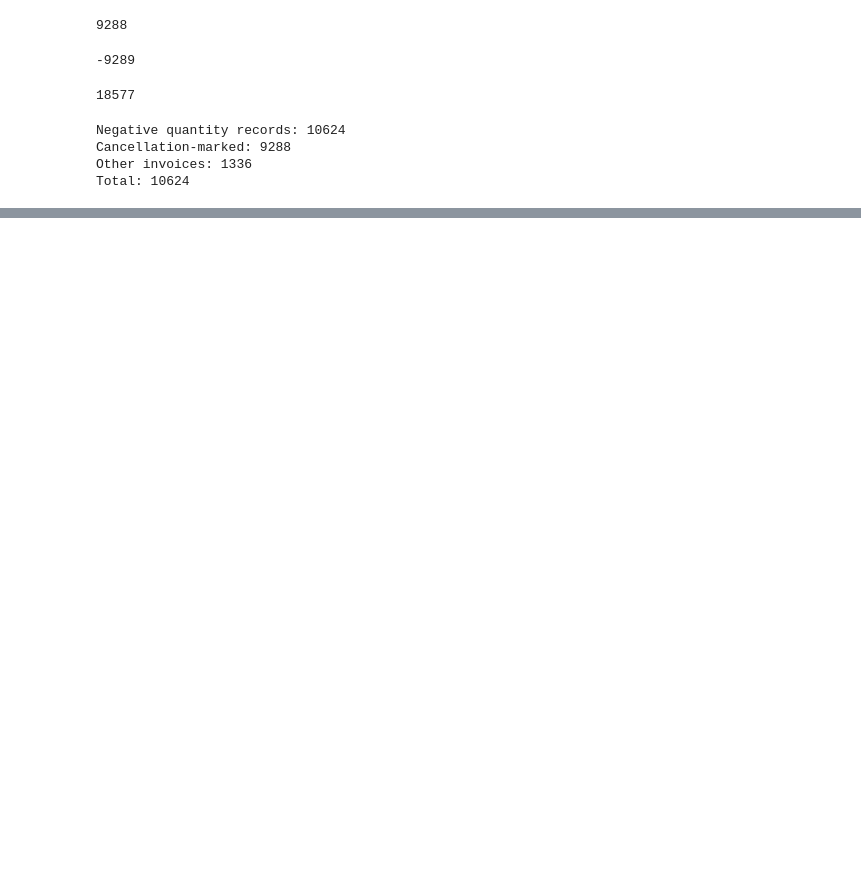
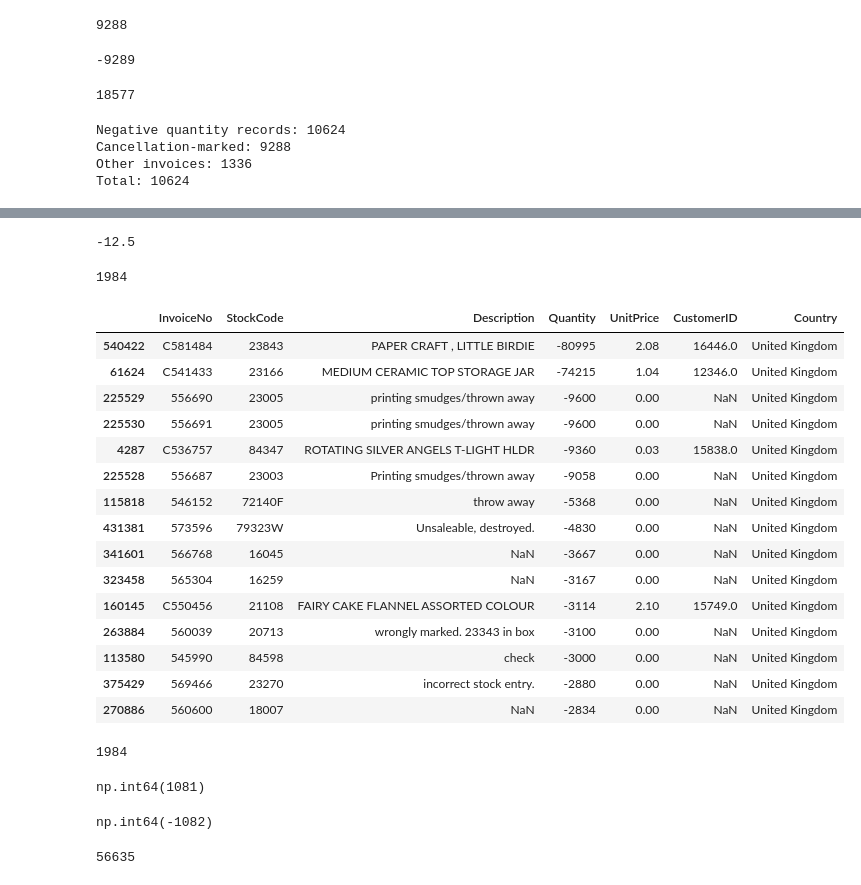
Before and after one commit to shivani-byte-11/ecommerce-sales-customer-analytics, a Jupyter notebook: notebooks/01_data_understanding.ipynb, the cells around one changed output, grey strips where cells are left out. Cells and saved outputs as stored; diff of their text form; code cells hidden in the pictures; blank space fills up the shorter version.

Commit message:
Analyze transaction outliers and duplicate records

```diff
--- a/notebooks/01_data_understanding.ipynb
+++ b/notebooks/01_data_understanding.ipynb
@@ -677,0 +809,8 @@ Further investigation is required to understand the nature of non-cancellation n
+# %%
+q1 = df["Quantity"].quantile(0.25)
+q3 = df["Quantity"].quantile(0.75)
+iqr = q3 - q1                                  ##interquantile range
+upper_limit = q3 + 1.5 * iqr                   ##important formula
+outliers = df[df["Quantity"] > upper_limit]
+print(upper_limit)
+len(outliers)
@@ -677,0 +876,10 @@ Further investigation is required to understand the nature of non-cancellation n
+# %%
+lower_limit = q1-1.5*iqr
+low_outliers = df[df["Quantity"] < lower_limit]
+print(lower_limit)
+# %% [output]
+-12.5
+# %%
+len(low_outliers)
+# %% [output]
+1984
@@ -677,0 +895,40 @@ Further investigation is required to understand the nature of non-cancellation n
+# %%
+display(
+    low_outliers[
+        ["InvoiceNo", "StockCode", "Description",
+         "Quantity", "UnitPrice", "CustomerID", "Country"]
+    ].sort_values(by="Quantity").head(15)
+)
+# %% [output]
+|  | InvoiceNo | StockCode | Description | Quantity | UnitPrice | CustomerID | Country |
+| 540422 | C581484 | 23843 | PAPER CRAFT , LITTLE BIRDIE | -80995 | 2.08 | 16446.0 | United Kingdom |
+| 61624 | C541433 | 23166 | MEDIUM CERAMIC TOP STORAGE JAR | -74215 | 1.04 | 12346.0 | United Kingdom |
+| 225529 | 556690 | 23005 | printing smudges/thrown away | -9600 | 0.00 | NaN | United Kingdom |
+| 225530 | 556691 | 23005 | printing smudges/thrown away | -9600 | 0.00 | NaN | United Kingdom |
+| 4287 | C536757 | 84347 | ROTATING SILVER ANGELS T-LIGHT HLDR | -9360 | 0.03 | 15838.0 | United Kingdom |
+| 225528 | 556687 | 23003 | Printing smudges/thrown away | -9058 | 0.00 | NaN | United Kingdom |
+| 115818 | 546152 | 72140F | throw away | -5368 | 0.00 | NaN | United Kingdom |
+| 431381 | 573596 | 79323W | Unsaleable, destroyed. | -4830 | 0.00 | NaN | United Kingdom |
+| 341601 | 566768 | 16045 | NaN | -3667 | 0.00 | NaN | United Kingdom |
+| 323458 | 565304 | 16259 | NaN | -3167 | 0.00 | NaN | United Kingdom |
+| 160145 | C550456 | 21108 | FAIRY CAKE FLANNEL ASSORTED COLOUR | -3114 | 2.10 | 15749.0 | United Kingdom |
+| 263884 | 560039 | 20713 | wrongly marked. 23343 in box | -3100 | 0.00 | NaN | United Kingdom |
+| 113580 | 545990 | 84598 | check | -3000 | 0.00 | NaN | United Kingdom |
+| 375429 | 569466 | 23270 | incorrect stock entry. | -2880 | 0.00 | NaN | United Kingdom |
+| 270886 | 560600 | 18007 | NaN | -2834 | 0.00 | NaN | United Kingdom |
+# %%
+low_outliers = low_outliers.copy()
+low_outliers["Is_Cancellation"] = (
+    low_outliers["InvoiceNo"].astype(str).str.startswith("C")
+)
+len(low_outliers)
+# %% [output]
+1984
+# %%
+low_outliers["Is_Cancellation"].sum()
+# %% [output]
+np.int64(1081)
+# %%
+~low_outliers["Is_Cancellation"].sum()
+# %% [output]
+np.int64(-1082)
@@ -677,0 +951,5 @@ Further investigation is required to understand the nature of non-cancellation n
+# %%
+total_outliers = len(outliers) + len(low_outliers)
+len(outliers)
+# %% [output]
+56635
```
Also changed, not shown: parts of 35 cells of this notebook.
